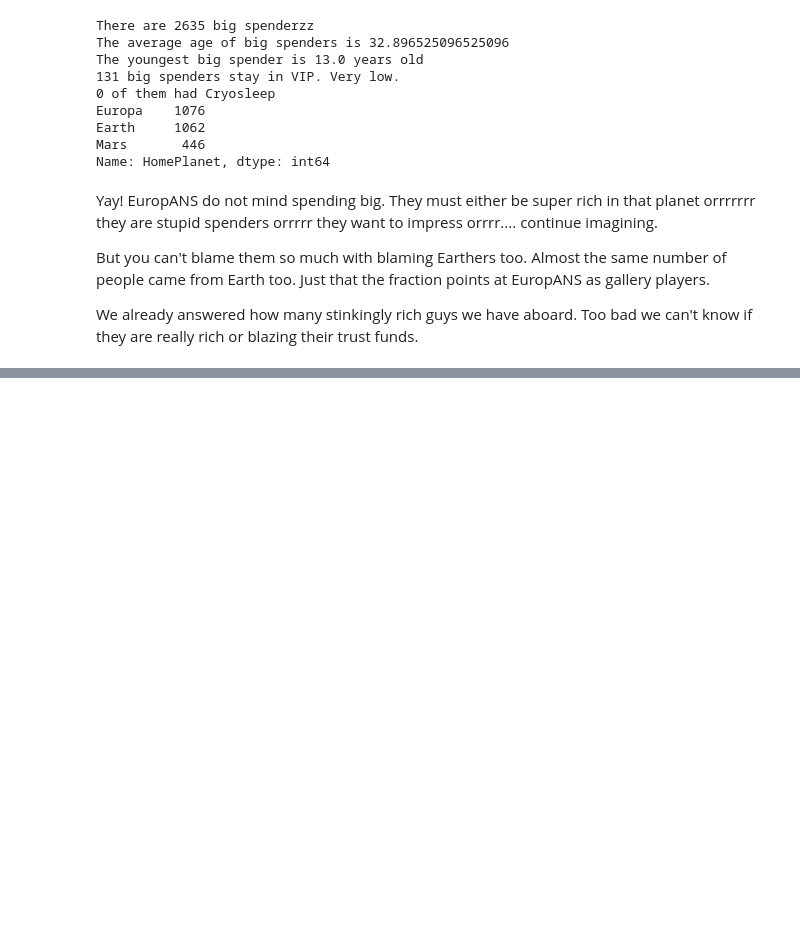
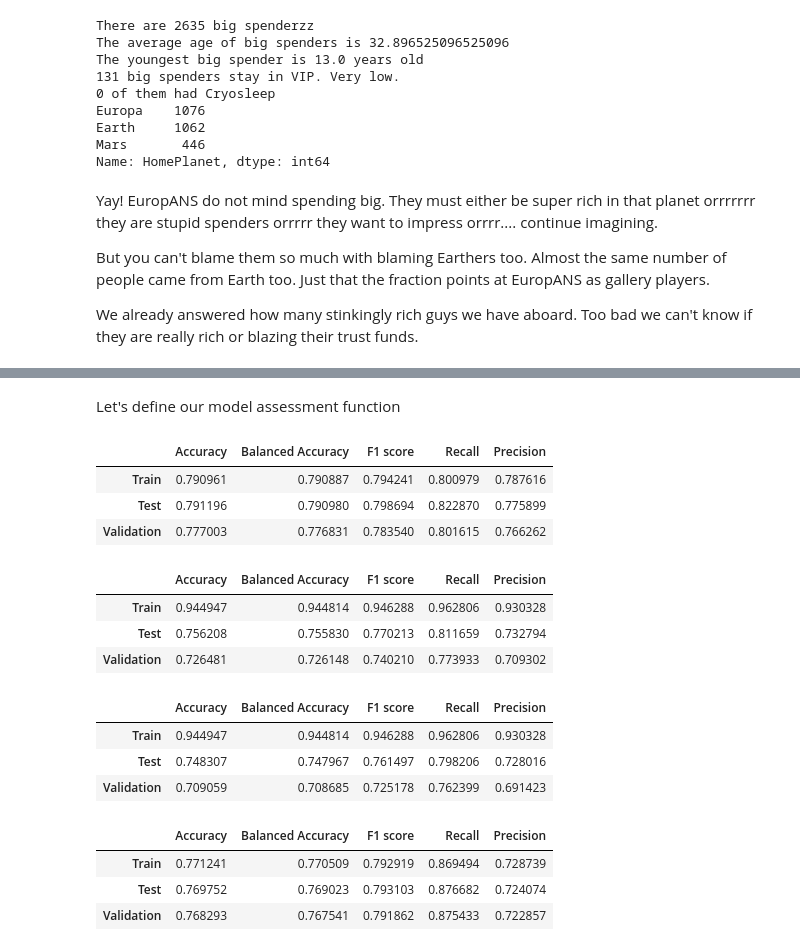
Before and after one commit to TosinPhillip/Spaceship-Titanic-EDA, a Jupyter notebook: Titanic.ipynb, the cells around one changed output, grey strips where cells are left out. Saved outputs shown, nothing was run; the diff lists cells and outputs as text; code cells hidden in the pictures; blank space fills up the shorter version.

Commit message:
Built models
Built some models and stacked them in a Stacking Classifier

```diff
--- a/Titanic.ipynb
+++ b/Titanic.ipynb
@@ -527,0 +601,3 @@ We already answered how many stinkingly rich guys we have aboard. Too bad we can
+# %%
+X = encoded.drop('Transported_True', axis=1)
+y = encoded['Transported_True']
@@ -527,0 +614,76 @@ We already answered how many stinkingly rich guys we have aboard. Too bad we can
+# %% [markdown]
+Let's define our model assessment function
+# %%
+def assess(model):
+    train_acc = met.accuracy_score(y_train, model.predict(X_train))
+    train_bal_acc = met.balanced_accuracy_score(y_train, model.predict(X_train))
+    train_f1 = met.f1_score(y_train, model.predict(X_train))
+    train_recall = met.recall_score(y_train, model.predict(X_train))
+    train_precision = met.precision_score(y_train, model.predict(X_train))
+
+    test_acc = met.accuracy_score(y_test, model.predict(X_test))
+    test_bal_acc = met.balanced_accuracy_score(y_test, model.predict(X_test))
+    test_f1 = met.f1_score(y_test, model.predict(X_test))
+    test_recall = met.recall_score(y_test, model.predict(X_test))
+    test_precision = met.precision_score(y_test, model.predict(X_test))
+
+    val_acc = met.accuracy_score(y_val, model.predict(X_val))
+    val_bal_acc = met.balanced_accuracy_score(y_val, model.predict(X_val))
+    val_f1 = met.f1_score(y_val, model.predict(X_val))
+    val_recall = met.recall_score(y_val, model.predict(X_val))
+    val_precision = met.precision_score(y_val, model.predict(X_val))
+
+    dafa = pd.DataFrame({
+        'Accuracy':[train_acc, test_acc, val_acc],
+        'Balanced Accuracy':[train_bal_acc, test_bal_acc, val_bal_acc],
+        'F1 score':[train_f1, test_f1, val_f1],
+        'Recall':[train_recall, test_recall, val_recall],
+        'Precision':[train_precision, test_precision, val_precision]},
+
+        index=['Train', 'Test', 'Validation']
+    )
+    display(dafa)
+# %%
+X_train, X_hold, y_train, y_hold = train_test_split(X, y, test_size=.3, stratify=y, random_state=123)
+X_test, X_val, y_test, y_val = train_test_split(X_hold, y_hold, test_size=.66, stratify=y_hold, random_state=123)
+# %%
+log_reg = LogisticRegression(max_iter=1000)
+
+log_reg.fit(X_train, y_train)
+
+assess(log_reg)
+# %% [output]
+|  | Accuracy | Balanced Accuracy | F1 score | Recall | Precision |
+| Train | 0.790961 | 0.790887 | 0.794241 | 0.800979 | 0.787616 |
+| Test | 0.791196 | 0.790980 | 0.798694 | 0.822870 | 0.775899 |
+| Validation | 0.777003 | 0.776831 | 0.783540 | 0.801615 | 0.766262 |
+# %%
+dtc = DecisionTreeClassifier()
+dtc.fit(X_train, y_train)
+
+assess(dtc)
+# %% [output]
+|  | Accuracy | Balanced Accuracy | F1 score | Recall | Precision |
+| Train | 0.944947 | 0.944814 | 0.946288 | 0.962806 | 0.930328 |
+| Test | 0.756208 | 0.755830 | 0.770213 | 0.811659 | 0.732794 |
+| Validation | 0.726481 | 0.726148 | 0.740210 | 0.773933 | 0.709302 |
+# %%
+etc = ExtraTreeClassifier()
+etc.fit(X_train, y_train)
+
+assess(etc)
+# %% [output]
+|  | Accuracy | Balanced Accuracy | F1 score | Recall | Precision |
+| Train | 0.944947 | 0.944814 | 0.946288 | 0.962806 | 0.930328 |
+| Test | 0.748307 | 0.747967 | 0.761497 | 0.798206 | 0.728016 |
+| Validation | 0.709059 | 0.708685 | 0.725178 | 0.762399 | 0.691423 |
+# %%
+    lsvc = LinearSVC(penalty='l2', loss='hinge', max_iter=1000000, C=.00001)
+lsvc.fit(X_train, y_train)
+
+assess(lsvc)
+# %% [output]
+|  | Accuracy | Balanced Accuracy | F1 score | Recall | Precision |
+| Train | 0.771241 | 0.770509 | 0.792919 | 0.869494 | 0.728739 |
+| Test | 0.769752 | 0.769023 | 0.793103 | 0.876682 | 0.724074 |
+| Validation | 0.768293 | 0.767541 | 0.791862 | 0.875433 | 0.722857 |
```
Also changed, not shown: parts of 12 cells of this notebook.
